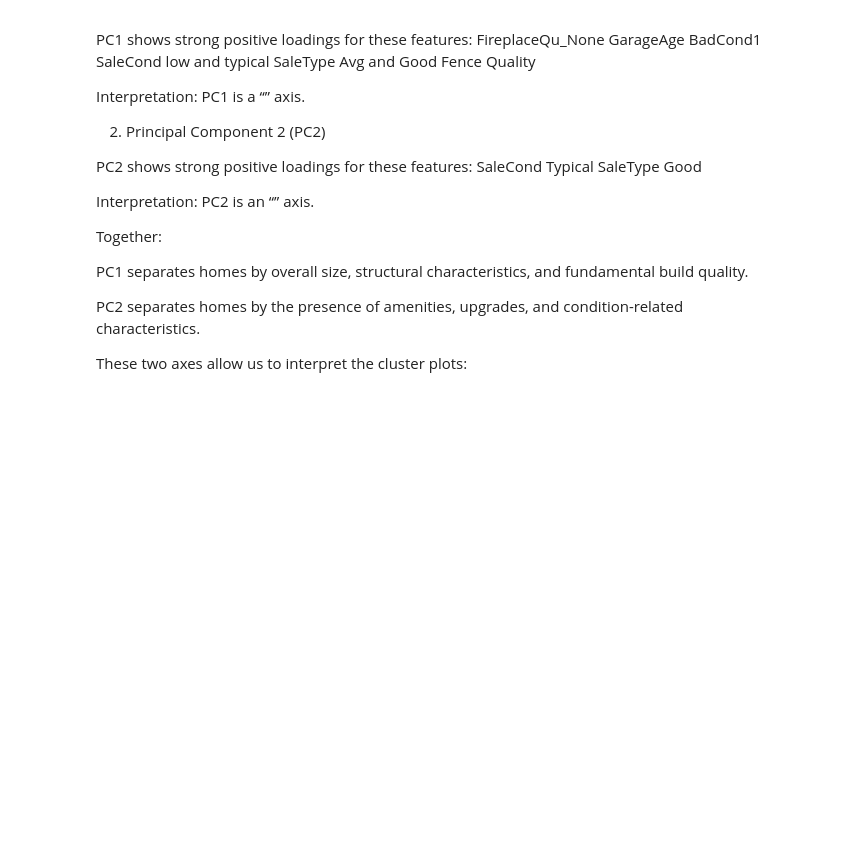
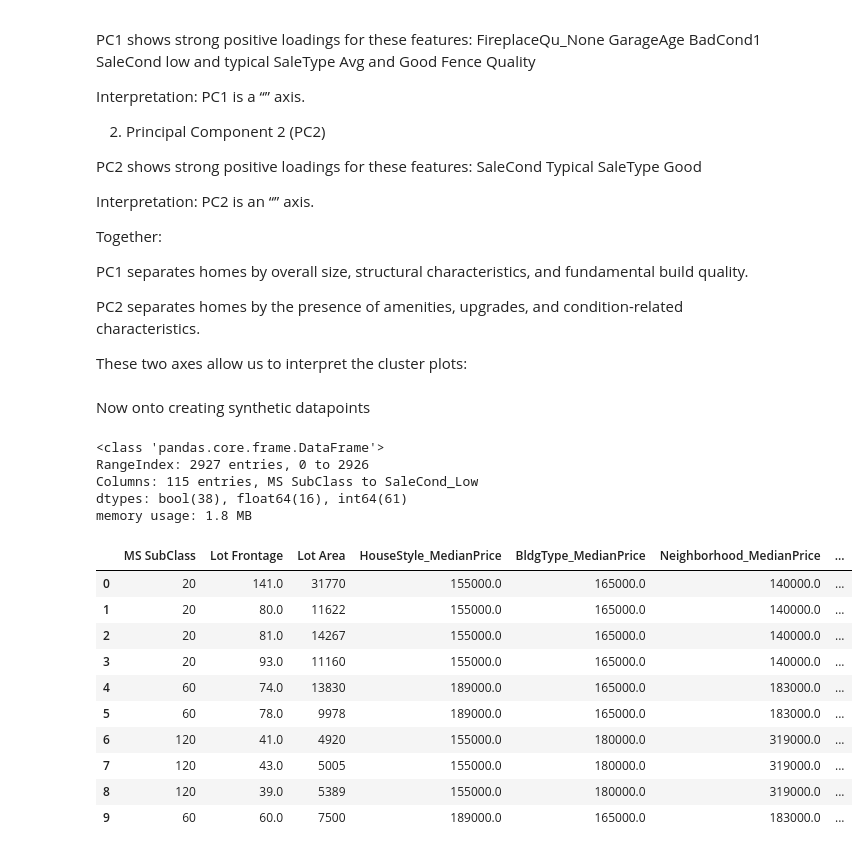
Before and after one commit to hedesiustefan/ML_Project, a Jupyter notebook: LAB4/ML_LAB4.ipynb, the cells around one changed output. Saved outputs shown, nothing was run; the diff lists cells and outputs as text; code cells hidden in the pictures; blank space fills up the shorter version.

```diff
--- a/LAB4/ML_LAB4.ipynb
+++ b/LAB4/ML_LAB4.ipynb
@@ -439,3 +441,31 @@ PC1 separates homes by overall size, structural characteristics, and fundamental
 PC2 separates homes by the presence of amenities, upgrades, and condition-related characteristics.
 
 These two axes allow us to interpret the cluster plots:
+# %% [markdown]
+Now onto creating synthetic datapoints
+# %%
+pd.set_option('display.max_columns', None)
+pd.set_option('display.max_rows', None)
+
+df.info()
+template = df.head(10)
+# %% [output]
+<class 'pandas.core.frame.DataFrame'>
+RangeIndex: 2927 entries, 0 to 2926
+Columns: 115 entries, MS SubClass to SaleCond_Low
+dtypes: bool(38), float64(16), int64(61)
+memory usage: 1.8 MB
+# %%
+template
+# %% [output]
+|  | MS SubClass | Lot Frontage | Lot Area | HouseStyle_MedianPrice | BldgType_MedianPrice | Neighborhood_MedianPrice | ... |
+| 0 | 20 | 141.0 | 31770 | 155000.0 | 165000.0 | 140000.0 | ... |
+| 1 | 20 | 80.0 | 11622 | 155000.0 | 165000.0 | 140000.0 | ... |
+| 2 | 20 | 81.0 | 14267 | 155000.0 | 165000.0 | 140000.0 | ... |
+| 3 | 20 | 93.0 | 11160 | 155000.0 | 165000.0 | 140000.0 | ... |
+| 4 | 60 | 74.0 | 13830 | 189000.0 | 165000.0 | 183000.0 | ... |
+| 5 | 60 | 78.0 | 9978 | 189000.0 | 165000.0 | 183000.0 | ... |
+| 6 | 120 | 41.0 | 4920 | 155000.0 | 180000.0 | 319000.0 | ... |
+| 7 | 120 | 43.0 | 5005 | 155000.0 | 180000.0 | 319000.0 | ... |
+| 8 | 120 | 39.0 | 5389 | 155000.0 | 180000.0 | 319000.0 | ... |
+| 9 | 60 | 60.0 | 7500 | 189000.0 | 165000.0 | 183000.0 | ... |
```
Also changed, not shown: parts of 16 cells of this notebook, 1 other file.
